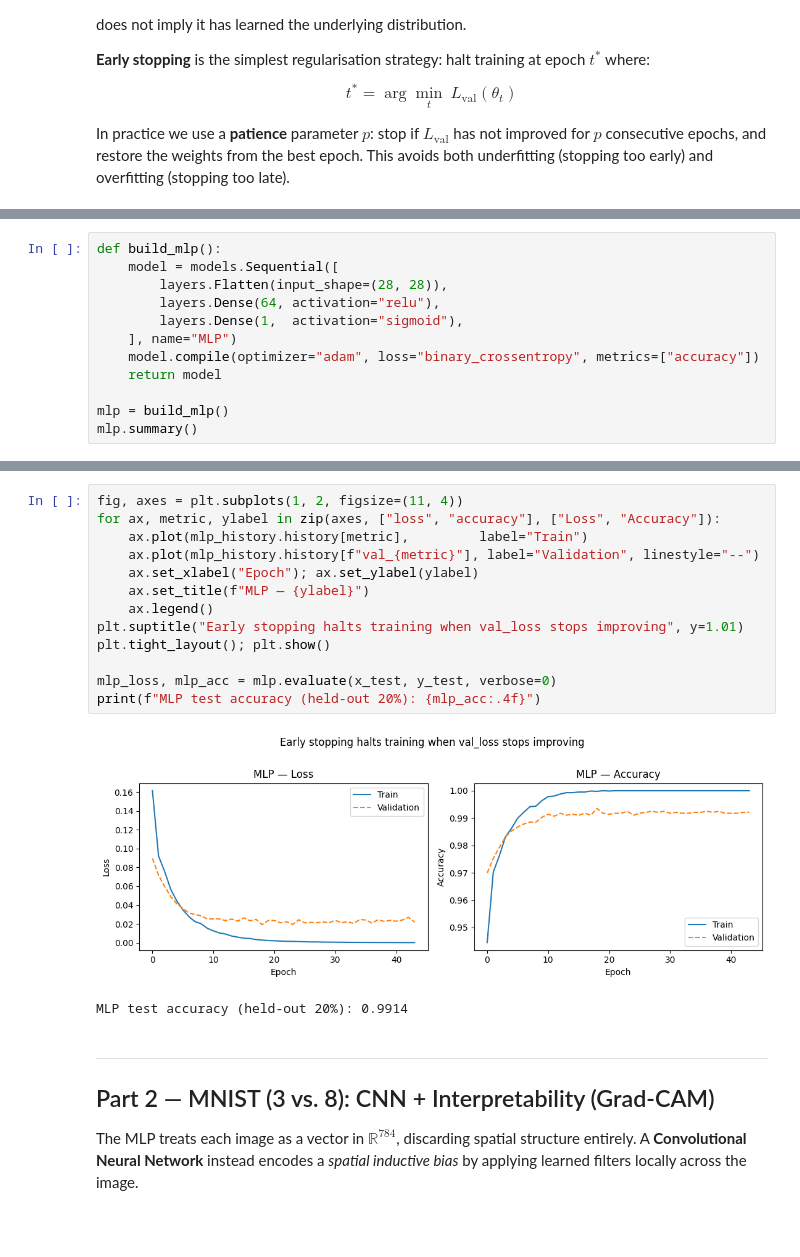
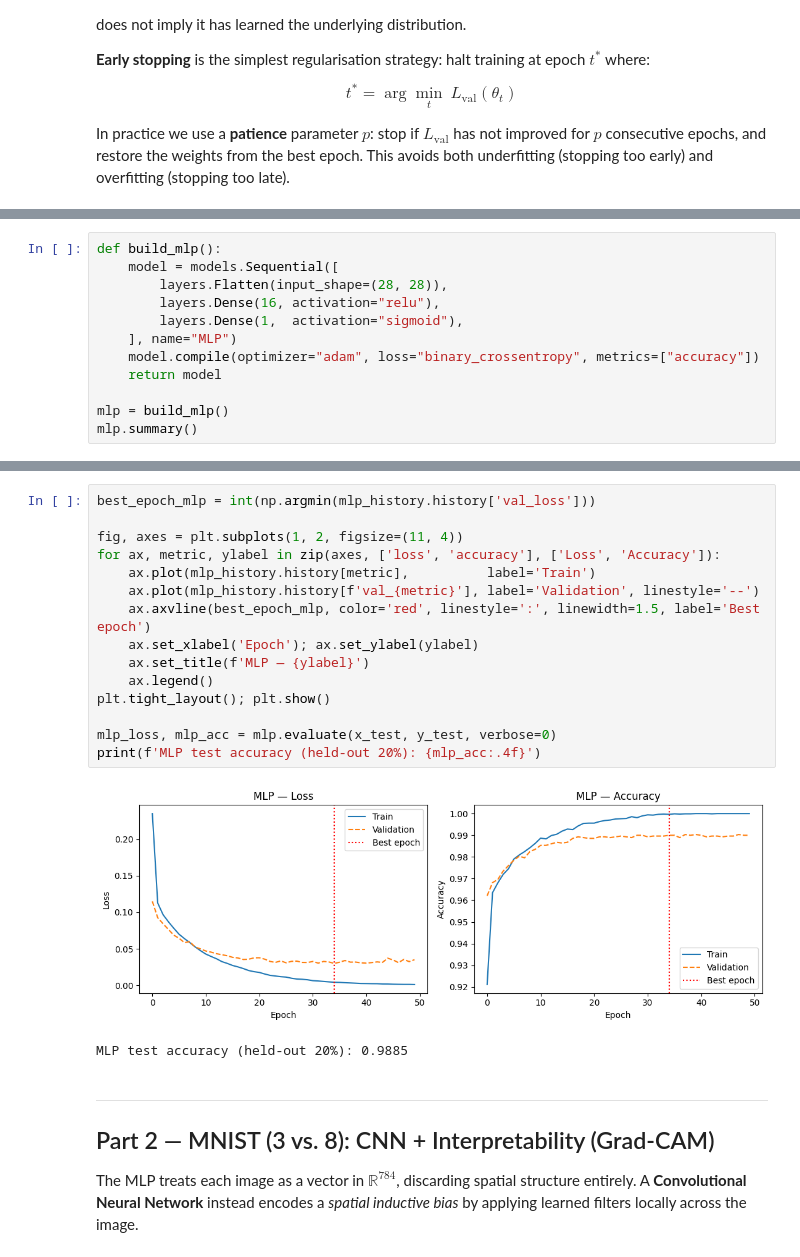
Before and after one commit to SindiLab/workingTutorialSIAM2026, a Jupyter notebook: DL_Example1_MNIST_to_PneumoniaMNIST.ipynb, the cells around one changed output, grey strips where cells are left out. Saved outputs shown, nothing was run; the diff lists cells and outputs as text; blank space fills up the shorter version.

```diff
--- a/DL_Example1_MNIST_to_PneumoniaMNIST.ipynb
+++ b/DL_Example1_MNIST_to_PneumoniaMNIST.ipynb
@@ -115,7 +118,7 @@ via mini-batch SGD with the Adam optimiser (adaptive first-order method, $\eta =
 def build_mlp():
     model = models.Sequential([
         layers.Flatten(input_shape=(28, 28)),
-        layers.Dense(64, activation="relu"),
+        layers.Dense(16, activation="relu"),
         layers.Dense(1,  activation="sigmoid"),
     ], name="MLP")
     model.compile(optimizer="adam", loss="binary_crossentropy", metrics=["accuracy"])
@@ -167,19 +170,21 @@ Restoring model weights from the end of the best epoch: 19.
 # %%
+best_epoch_mlp = int(np.argmin(mlp_history.history['val_loss']))
+
 fig, axes = plt.subplots(1, 2, figsize=(11, 4))
-for ax, metric, ylabel in zip(axes, ["loss", "accuracy"], ["Loss", "Accuracy"]):
-    ax.plot(mlp_history.history[metric],         label="Train")
-    ax.plot(mlp_history.history[f"val_{metric}"], label="Validation", linestyle="--")
-    ax.set_xlabel("Epoch"); ax.set_ylabel(ylabel)
-    ax.set_title(f"MLP — {ylabel}")
+for ax, metric, ylabel in zip(axes, ['loss', 'accuracy'], ['Loss', 'Accuracy']):
+    ax.plot(mlp_history.history[metric],          label='Train')
+    ax.plot(mlp_history.history[f'val_{metric}'], label='Validation', linestyle='--')
+    ax.axvline(best_epoch_mlp, color='red', linestyle=':', linewidth=1.5, label='Best epoch')
+    ax.set_xlabel('Epoch'); ax.set_ylabel(ylabel)
+    ax.set_title(f'MLP — {ylabel}')
     ax.legend()
-plt.suptitle("Early stopping halts training when val_loss stops improving", y=1.01)
 plt.tight_layout(); plt.show()
 
 mlp_loss, mlp_acc = mlp.evaluate(x_test, y_test, verbose=0)
-print(f"MLP test accuracy (held-out 20%): {mlp_acc:.4f}")
+print(f'MLP test accuracy (held-out 20%): {mlp_acc:.4f}')
 # %% [output]
-[figure, old version]
+[figure, new version]
-MLP test accuracy (held-out 20%): 0.9914
+MLP test accuracy (held-out 20%): 0.9885
 # %% [markdown]
 ---
 ## Part 2 — MNIST (3 vs. 8): CNN + Interpretability (Grad-CAM)
```
Also changed, not shown: parts of 20 cells of this notebook, 14 other files.
